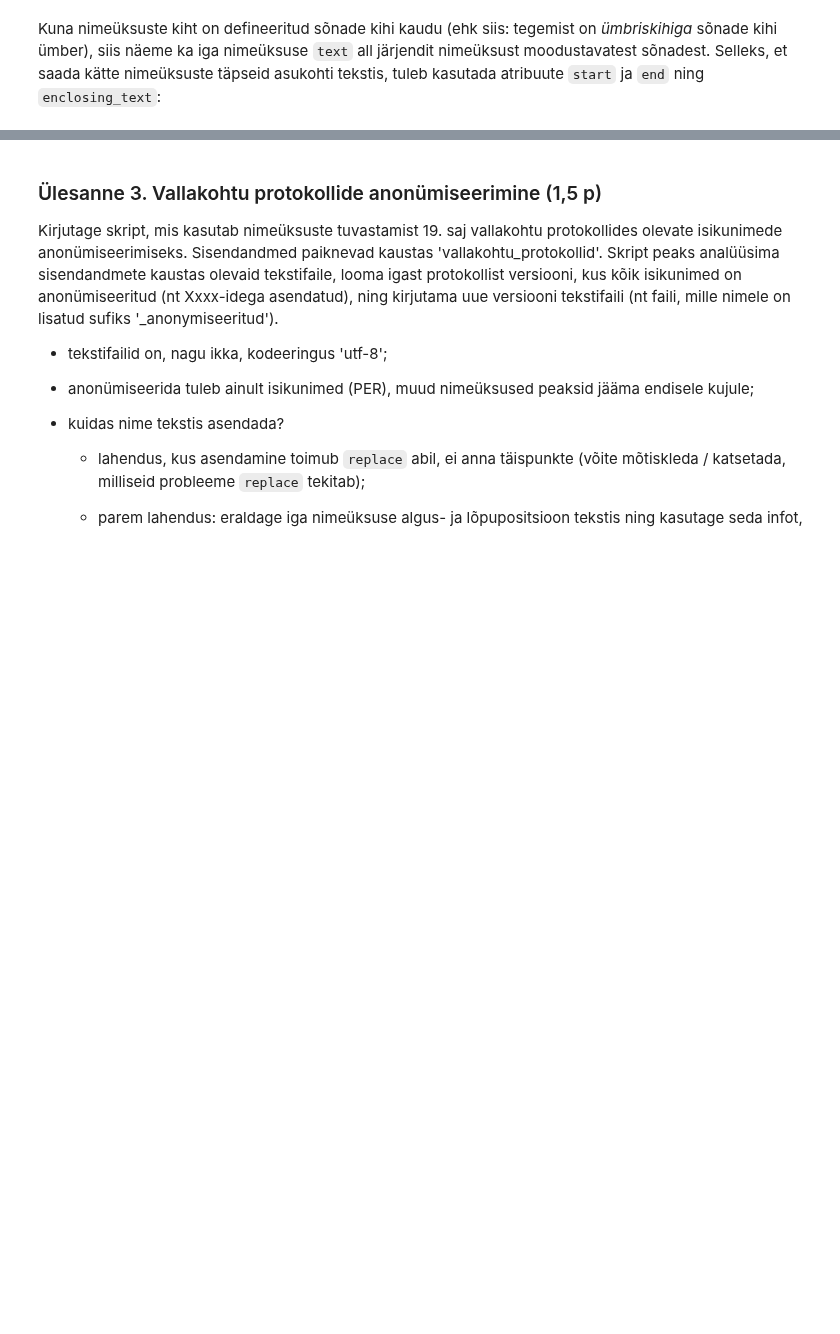
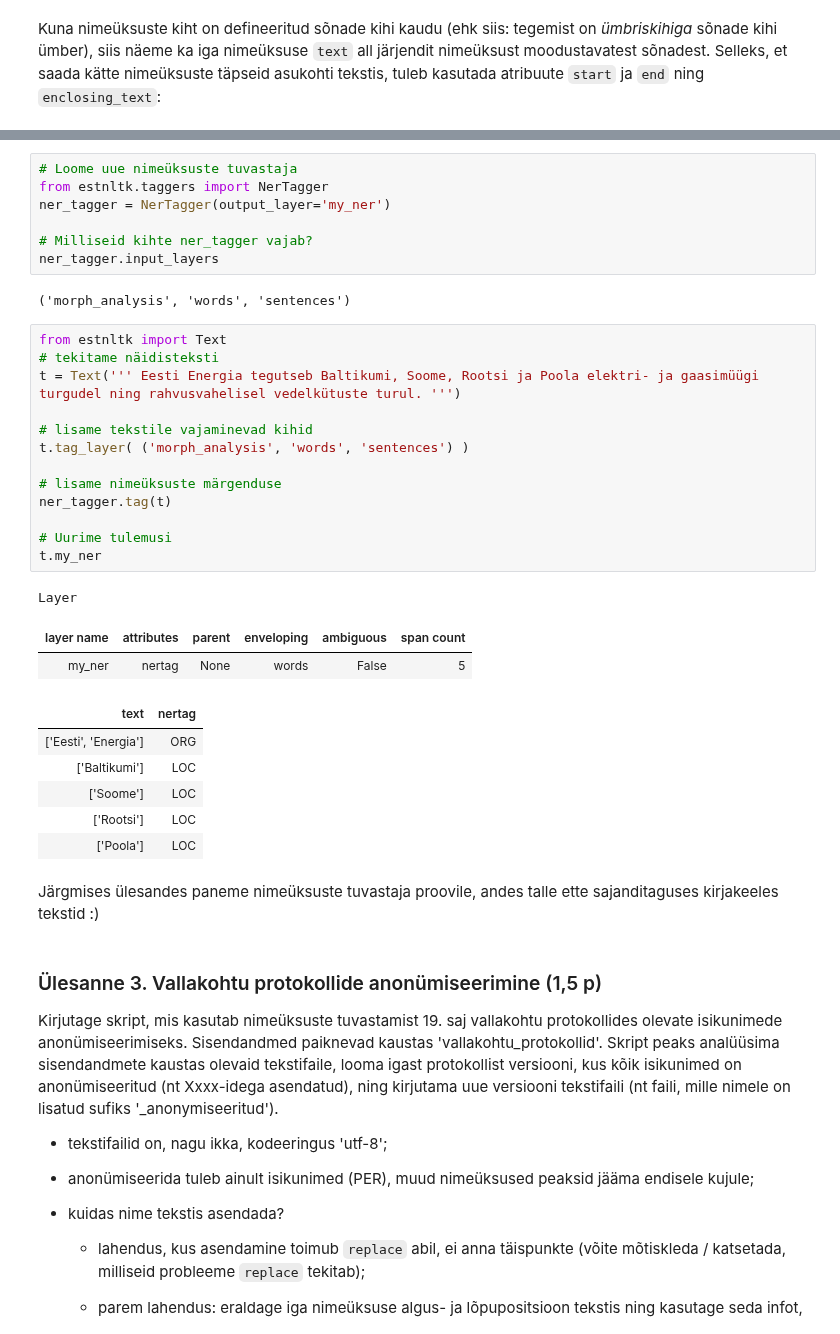
Before and after one commit to d009/EstNLP, a Jupyter notebook: Praktikum5/Praktikum_5.ipynb, the cells around one changed output, grey strips where cells are left out. Cells and saved outputs as stored; diff of their text form; blank space fills up the shorter version.

```diff
--- a/Praktikum5/Praktikum_5.ipynb
+++ b/Praktikum5/Praktikum_5.ipynb
@@ -356,3 +345,37 @@ Järgmises ülesandes paneme aga nimeüksuste tuvastaja proovile, andes talle et
+# %%
+# Loome uue nimeüksuste tuvastaja
+from estnltk.taggers import NerTagger
+ner_tagger = NerTagger(output_layer='my_ner')
+
+# Milliseid kihte ner_tagger vajab?
+ner_tagger.input_layers
+# %% [output]
+('morph_analysis', 'words', 'sentences')
+# %%
+from estnltk import Text
+# tekitame näidisteksti
+t = Text(''' Eesti Energia tegutseb Baltikumi, Soome, Rootsi ja Poola elektri- ja gaasimüügi turgudel ning rahvusvahelisel vedelkütuste turul. ''')
+
+# lisame tekstile vajaminevad kihid
+t.tag_layer( ('morph_analysis', 'words', 'sentences') )
+
+# lisame nimeüksuste märgenduse
+ner_tagger.tag(t)
+
+# Uurime tulemusi
+t.my_ner
+# %% [output]
+Layer
+| layer name | attributes | parent | enveloping | ambiguous | span count |
+| my_ner | nertag | None | words | False | 5 |
+| text | nertag |
+| ['Eesti', 'Energia'] | ORG |
+| ['Baltikumi'] | LOC |
+| ['Soome'] | LOC |
+| ['Rootsi'] | LOC |
+| ['Poola'] | LOC |
+# %% [markdown]
+Järgmises ülesandes paneme nimeüksuste tuvastaja proovile, andes talle ette sajanditaguses kirjakeeles tekstid :)
 # %% [markdown]
 ### Ülesanne 3. Vallakohtu protokollide anonümiseerimine (1,5 p)
 
```
Also changed, not shown: parts of 18 cells of this notebook, 1 other file.
